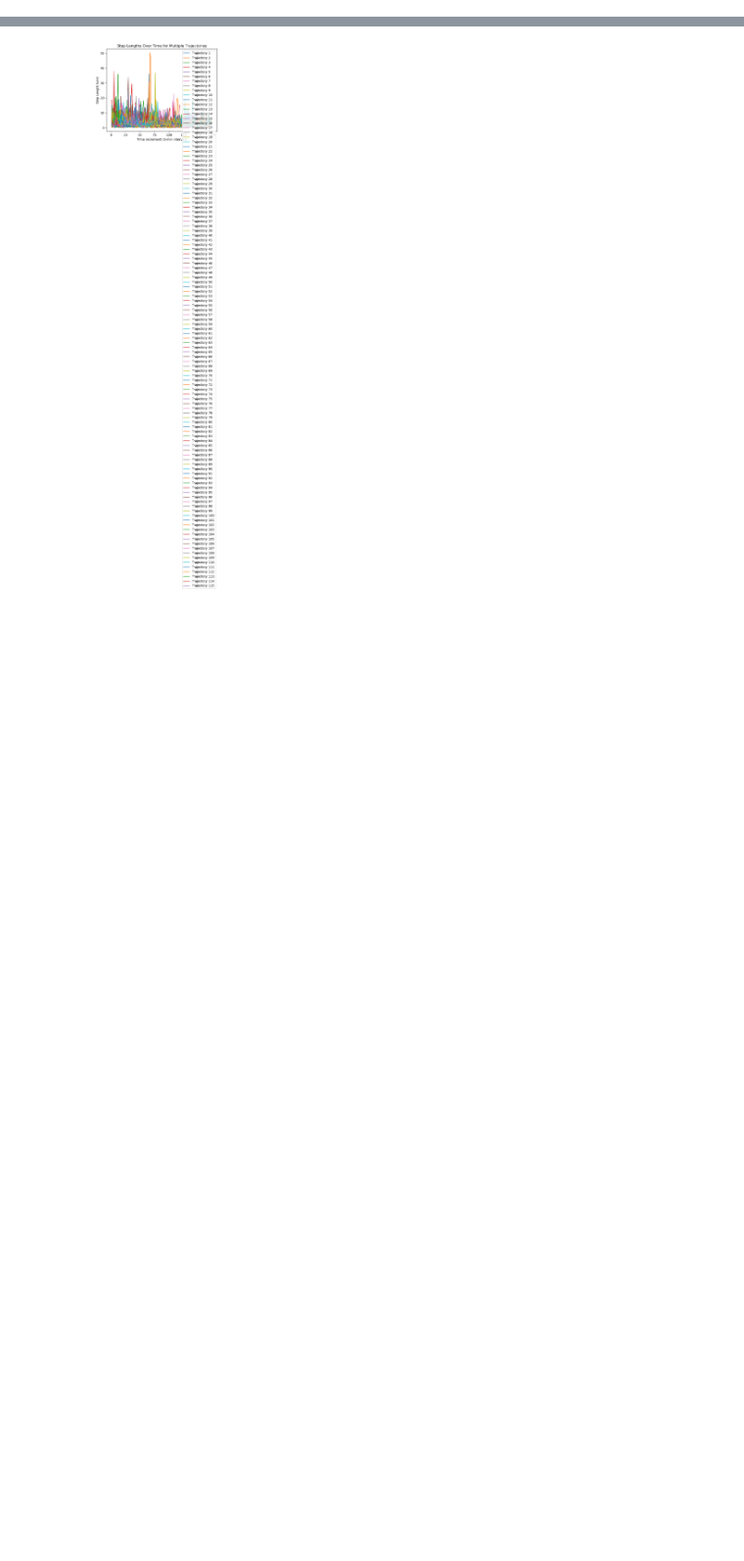
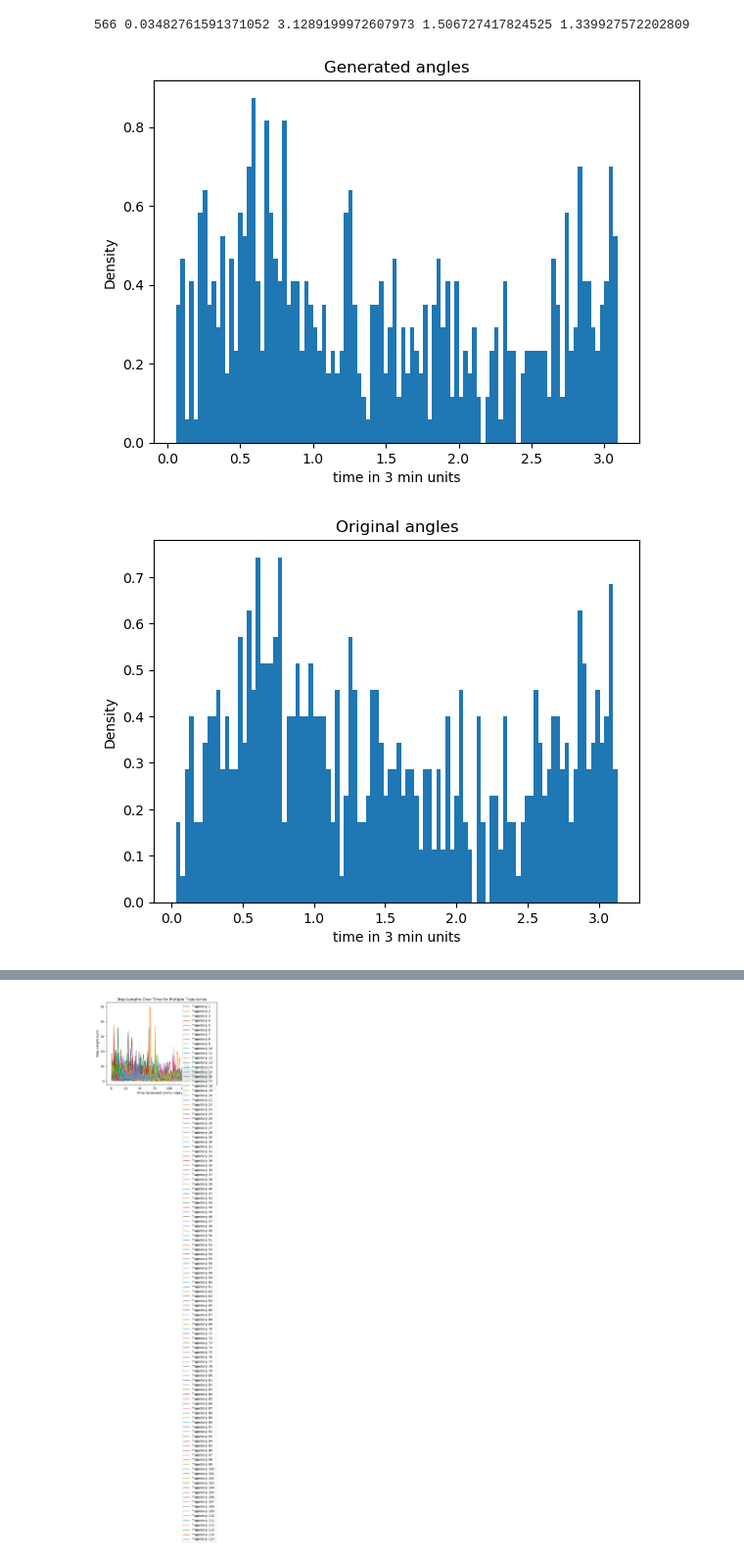
Before and after one commit to dz1921/RANDOMWALK, a Jupyter notebook: Distribution_Building.ipynb, the cells around one changed output, grey strips where cells are left out. Shown at 98% size. Saved outputs shown, nothing was run; the diff lists cells and outputs as text; code cells hidden in the pictures; blank space fills up the shorter version.

```diff
--- a/Distribution_Building.ipynb
+++ b/Distribution_Building.ipynb
@@ -128,0 +162,30 @@ print(sampled_times.min(), sampled_times.max(), np.median(sampled_times))
+# %%
+def sample_angles(in_angles, n_samples, bins=1000):
+    out = np.zeros(n_samples)
+    # removed , range=(0.72, in_times.max() since its for steps
+    probs, vals = np.histogram(in_angles, bins=bins)
+    probs = probs / np.sum(probs)
+    for n in range(n_samples):
+        bin_idx = np.nonzero(np.random.multinomial(1, probs))[0]
+        low = vals[bin_idx - 1]
+        high = vals[bin_idx]
+        out[n] = np.random.uniform(low, high)
+    return out
+# %%
+## sampled****_angles is array with all angles
+da, angles = calc_angles(df)
+print(len(angles),angles.min(), angles.max(), angles.mean(), np.median(angles))
+plt.hist(sample_angles(angles, len(angles), bins=100), density=True, bins=100)
+plt.title('Generated angles')
+plt.xlabel('time in 3 min units')
+plt.ylabel('Density')
+plt.show()
+plt.hist(angles, density=True, bins=100)
+plt.title('Original angles')
+plt.xlabel('time in 3 min units')
+plt.ylabel('Density')
+sampled_angles = sample_angles(angles, len(angles), bins=100)
+# %% [output]
+566 0.03482761591371052 3.1289199972607973 1.506727417824525 1.339927572202809
+[figure, added]
+[figure, added]
```
Also changed, not shown: parts of 10 cells of this notebook.
